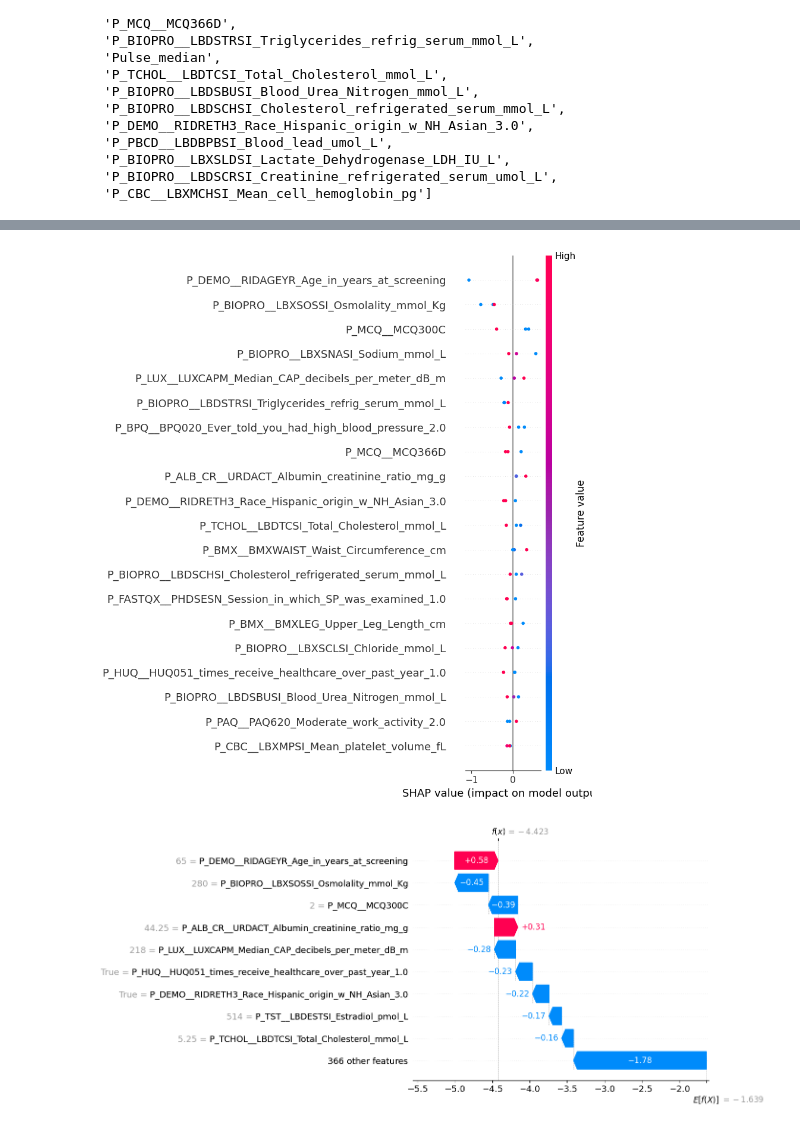
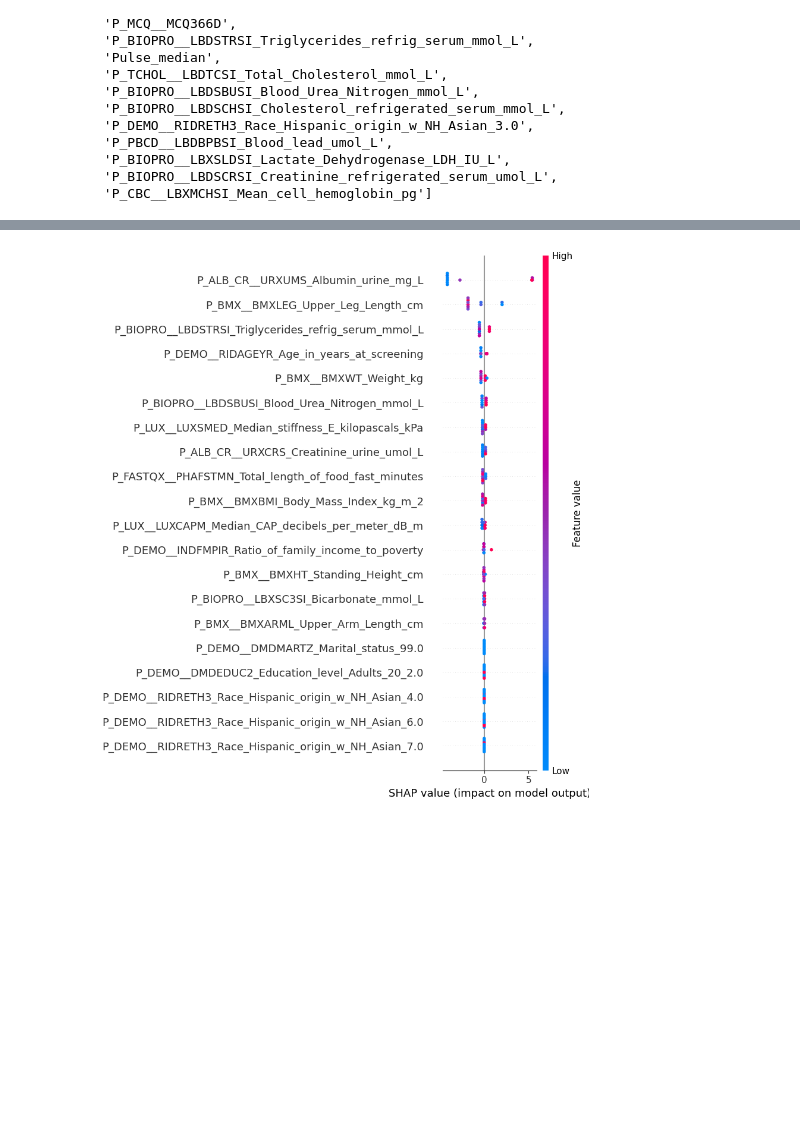
Before and after one commit to DVDMVN/CSE881_PROJ, a Jupyter notebook: G_SAMPLING.ipynb, the cells around one changed output, grey strips where cells are left out. Saved outputs shown, nothing was run; the diff lists cells and outputs as text; code cells hidden in the pictures; blank space fills up the shorter version.

```diff
--- a/G_SAMPLING.ipynb
+++ b/G_SAMPLING.ipynb
@@ -426,7 +426,7 @@ k = int(len(X_train_encoded) * 0.10)    # set k to 10% of training data size
 
 result = weighted_kmeans_clustering(
     df=X_train_encoded,
-    k=k,
+    k=10,
     location_vars=top_features,  # use only top SHAP features
     weights={feat: importance_df[importance_df['feature'] == feat]['importance'].values[0]
              for feat in top_features},  # use SHAP importance as weights
@@ -467,15 +466,35 @@ KeyboardInterrupt:
 # %%
 # Encode the representative samples (same way as training)
 X_train_representatives_encoded = pd.get_dummies(X_train_representatives, drop_first=True)
-X_train_representatives_encoded = X_train_representatives_encoded.reindex(columns=X_encoded.columns, fill_value=0)
+X_train_representatives_encoded = X_train_representatives_encoded.reindex(columns=X_train_encoded.columns, fill_value=0)
 
-# Use the already fitted model (xgb) to get SHAP values
-explainer = shap.TreeExplainer(xgb)
-shap_values = explainer(X_train_representatives_encoded)
+y_train_representatives = y_train_cat.loc[representative_indices]
+
+# refit with sample weight
+sample_weights = X_train_representatives['cluster_size'].values
+
+xgb_weighted = XGBClassifier(
+    objective='binary:logistic',
+    eval_metric='logloss',
+    tree_method='hist',
+    random_state=42,
+    n_jobs=-1,
+    **best_params
+)
+
+# Fit with sample weights
+xgb_weighted.fit(X_train_representatives_encoded, y_train_representatives, sample_weight=sample_weights)
+
+# Then get SHAP values from the weighted model
+explainer = shap.TreeExplainer(xgb_weighted)
+shap_values = explainer.shap_values(X_train_representatives_encoded)
+
+
+# Use the already fitted model (xgb_weighted) to get SHAP values
+explainer = shap.TreeExplainer(xgb_weighted)
+shap_values = explainer.shap_values(X_train_representatives_encoded)
 
 # Visualize
 shap.summary_plot(shap_values, X_train_representatives_encoded, show=True)
-shap.waterfall_plot(shap_values[0])  # For first representative
 # %% [output]
-[figure, old version]
+[figure, new version]
-[figure, removed]
```
Also changed, not shown: parts of 1 cell of this notebook.
